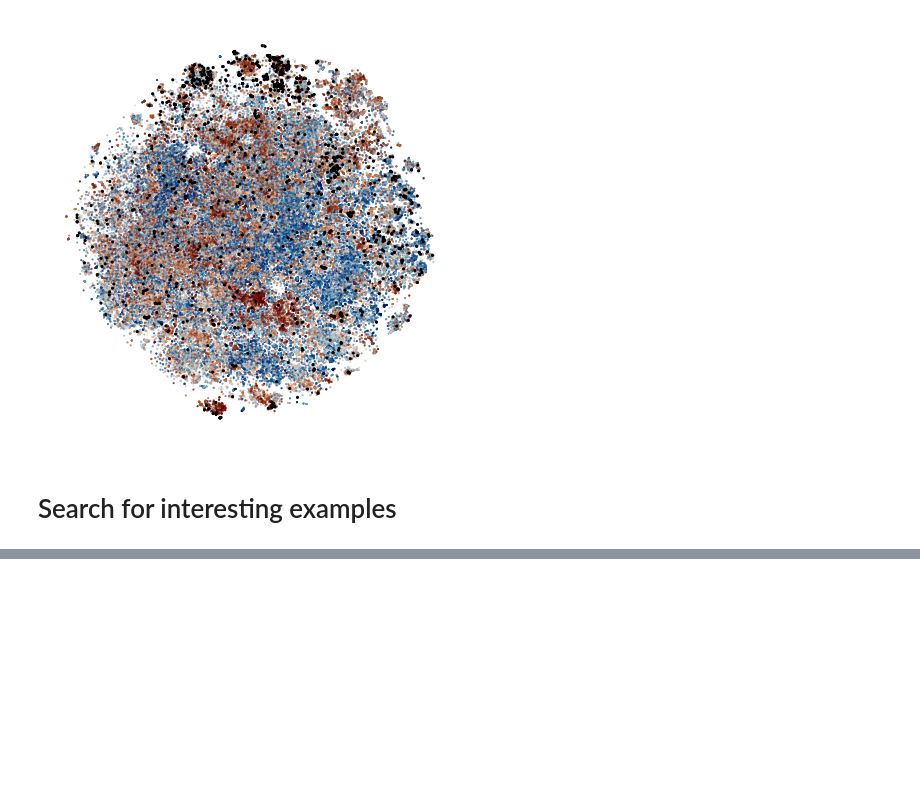
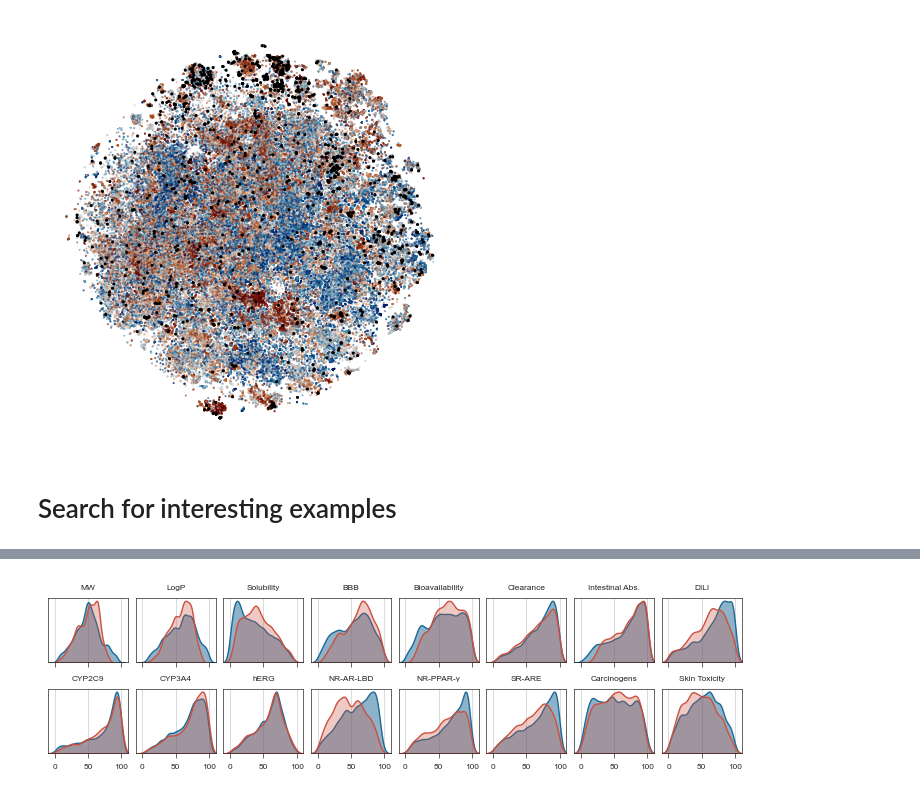
Before and after one commit to ersilia-os/sars-cov-2-chemspace, a Jupyter notebook: notebooks/05_Figure2.ipynb, the cells around one changed output, grey strips where cells are left out. Saved outputs shown, nothing was run; the diff lists cells and outputs as text; code cells hidden in the pictures; blank space fills up the shorter version.

```diff
--- a/notebooks/05_Figure2.ipynb
+++ b/notebooks/05_Figure2.ipynb
@@ -426,0 +508,71 @@ pd.DataFrame(R, columns=["example_index", "smiles"]).to_csv("../results/examples
+# %%
+import seaborn as sns
+import stylia as st
+from stylia.colors.colors import NamedColors
+
+colors = NamedColors()
+npc = colors.get("green")
+spc = colors.get("purple")
+red = colors.get("red")
+blue = colors.get("blue")
+
+df = pd.read_csv("../results/cheese_hits_publish_10k_sample.csv")
+dv = pd.read_csv("../results/cheese_hits_publish_10k_sample_eos7d58.csv")
+df = pd.concat([df, dv], axis=1)
+selected_props = {
+    "molecular_weight": "MW",
+    "logP": "LogP",
+    "Solubility_AqSolDB": "Solubility",
+    "BBB_Martins": "BBB",
+    "Bioavailability_Ma": "Bioavailability",
+    "Clearance_Hepatocyte_AZ": "Clearance",
+    "HIA_Hou": "Intestinal Abs.",
+    "DILI": "DILI",
+    "CYP2C9_Veith": "CYP2C9",
+    "CYP3A4_Veith": "CYP3A4",
+    "hERG": "hERG",
+    "NR-AR-LBD": "NR-AR-LBD",
+    "NR-PPAR-gamma": "NR-PPAR-γ",
+    "SR-ARE": "SR-ARE",
+    "Carcinogens_Lagunin": "Carcinogens",
+    "Skin_Reaction": "Skin Toxicity",
+}
+
+cols_plot = []
+for c in selected_props.keys():
+    cols_plot += [c + "_drugbank_approved_percentile"]
+
+fig, axs = st.create_figure(2, 8, width=TWO_COLUMNS_WIDTH, height=2)
+
+# Ensure there are as many axes as columns
+for i, column in enumerate(cols_plot):
+    ax = axs.next()
+    sns.kdeplot(
+        df[df["database"] == "zinc15"][column],
+        ax=ax,
+        alpha=0.5,
+        color=blue,
+        fill=True,
+    )
+    sns.kdeplot(
+        df[df["database"] == "enamine-real"][column], ax=ax, alpha=0.3, color=red, fill=True
+    )
+    title = selected_props[column.replace("_drugbank_approved_percentile", "")]
+    st.label(ax, title=title, xlabel="", ylabel="", abc="")
+    ax.set_xlim(-10, 110)
+    ax.set_xticks([0, 50, 100])
+    ax.set_yticks([])
+    ax.set_xlabel("")
+    ax.set_ylabel("")
+    if i < 8:
+        ax.tick_params(labelbottom=False, labelleft=False)
+    else:
+        ax.tick_params(labelleft=False)
+
+
+plt.tight_layout()  # Adjust subplots to fit in figure area.
+
+st.save_figure("../f2_e.png")
+st.save_figure("../f2_e.pdf")
+# %% [output]
+[figure, added]
```
Also changed, not shown: parts of 9 cells of this notebook, 5 other files.
